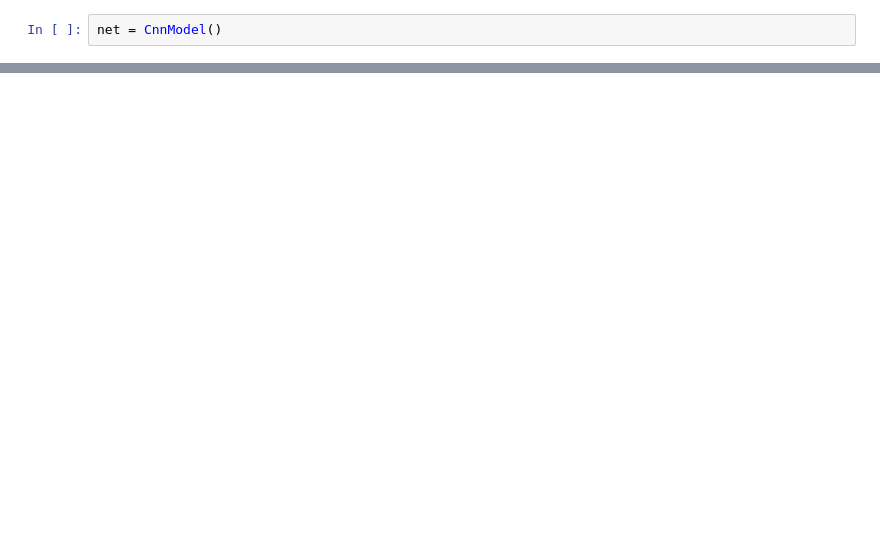
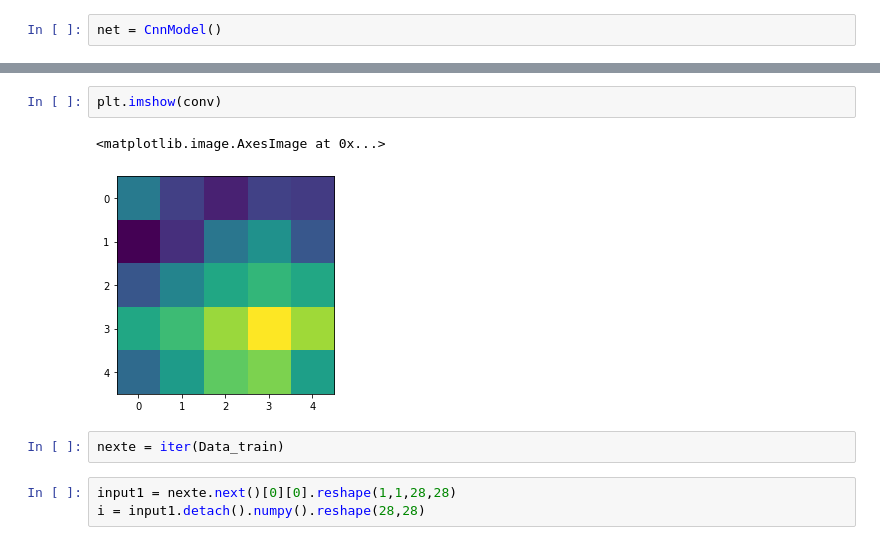
Before and after one commit to mathysgrapotte/deepexplain, a Jupyter notebook: Intro/Tutorial.ipynb, the cells around one changed output, grey strips where cells are left out. Saved outputs shown, nothing was run; the diff lists cells and outputs as text; blank space fills up the shorter version.

```diff
--- a/Intro/Tutorial.ipynb
+++ b/Intro/Tutorial.ipynb
@@ -82,0 +148,10 @@ tensor([[0.9934, 0.0066],
+# %%
+plt.imshow(conv)
+# %% [output]
+<matplotlib.image.AxesImage at 0x...>
+[figure, added]
+# %%
+nexte = iter(Data_train)
+# %%
+input1 = nexte.next()[0][0].reshape(1,1,28,28)
+i = input1.detach().numpy().reshape(28,28)
```
Also changed, not shown: parts of 36 cells of this notebook, 1 other file.
